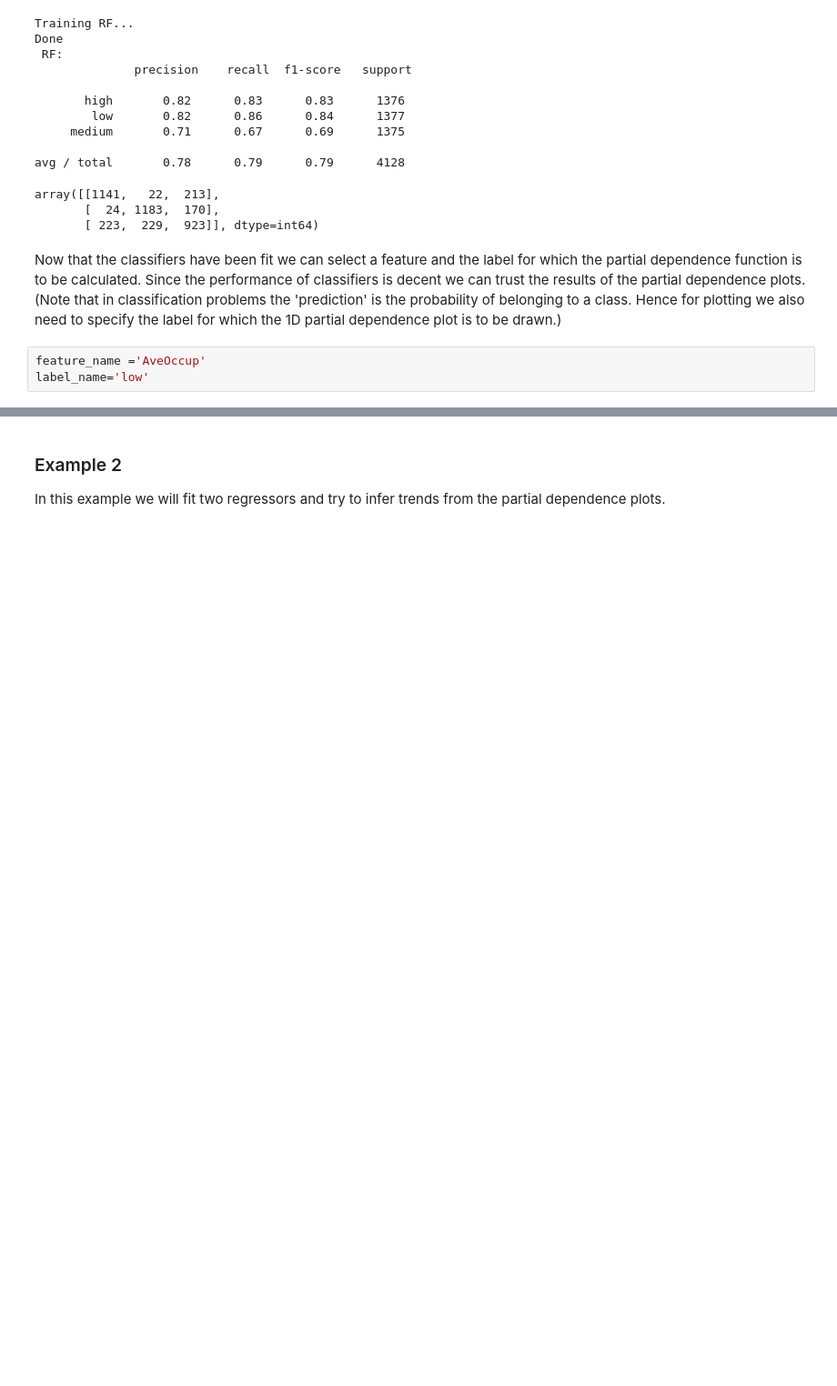
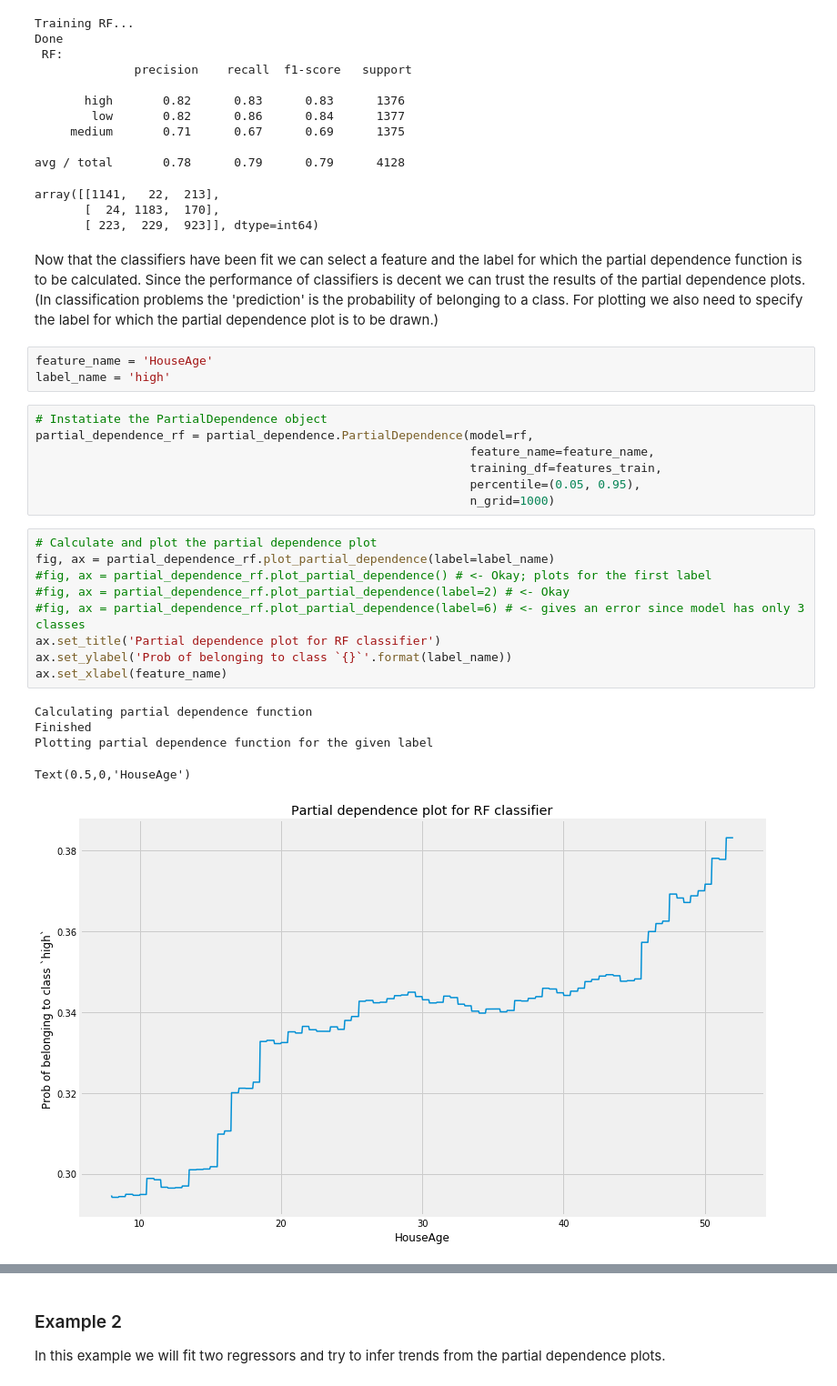
Before and after one commit to iyer-karthik/python, a Jupyter notebook: utils/partial_dependence/pdp_tutorial.ipynb, the cells around one changed output, grey strips where cells are left out. Shown at 91% size. Saved outputs shown, nothing was run; the diff lists cells and outputs as text; blank space fills up the shorter version.

```diff
--- a/utils/partial_dependence/pdp_tutorial.ipynb
+++ b/utils/partial_dependence/pdp_tutorial.ipynb
@@ -129,8 +128,30 @@ array([[1141,   22,  213],
 # %% [markdown]
 Now that the classifiers have been fit we can select a feature and the label for which the partial
 dependence function is to be calculated. Since the performance of classifiers is decent we can trust the results of
-the partial dependence plots. (Note that in classification problems the 'prediction' is the probability of belonging to a class.
-Hence for plotting we also need to specify the label for which the 1D partial dependence plot is to be drawn.)
+the partial dependence plots. (In classification problems the 'prediction' is the probability of belonging to a class.
+For plotting we also need to specify the label for which the partial dependence plot is to be drawn.)
 # %%
-feature_name ='AveOccup'
-label_name='low'
+feature_name = 'HouseAge'
+label_name = 'high'
+# %%
+# Instatiate the PartialDependence object
+partial_dependence_rf = partial_dependence.PartialDependence(model=rf,
+                                                             feature_name=feature_name,
+                                                             training_df=features_train,
+                                                             percentile=(0.05, 0.95),
+                                                             n_grid=1000)
+# %%
+# Calculate and plot the partial dependence plot
+fig, ax = partial_dependence_rf.plot_partial_dependence(label=label_name)
+#fig, ax = partial_dependence_rf.plot_partial_dependence() # <- Okay; plots for the first label
+#fig, ax = partial_dependence_rf.plot_partial_dependence(label=2) # <- Okay
+#fig, ax = partial_dependence_rf.plot_partial_dependence(label=6) # <- gives an error since model has only 3 classes
+ax.set_title('Partial dependence plot for RF classifier')
+ax.set_ylabel('Prob of belonging to class `{}`'.format(label_name))
+ax.set_xlabel(feature_name)
+# %% [output]
+Calculating partial dependence function
+Finished
+Plotting partial dependence function for the given label
+Text(0.5,0,'HouseAge')
+[figure, added]
```
Also changed, not shown: parts of 23 cells of this notebook.
